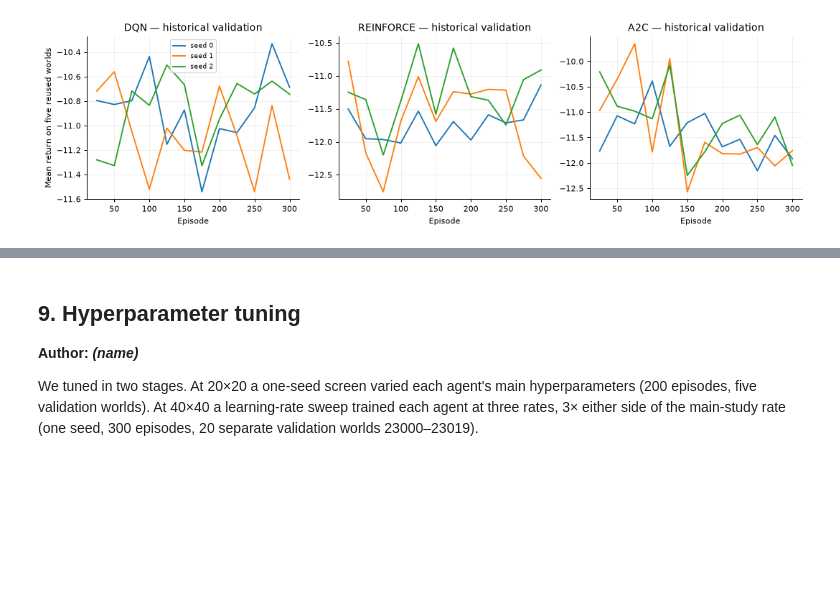
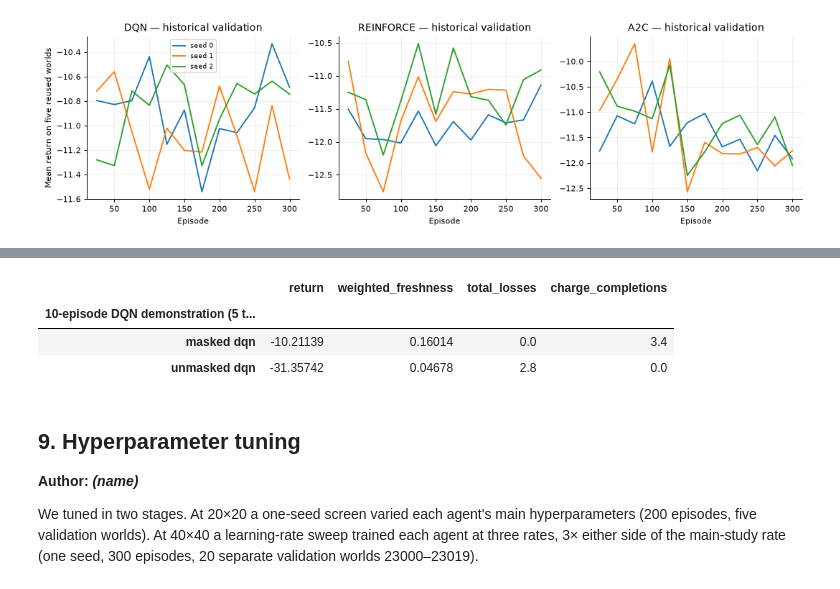
Before and after one commit to SayuruRehan/wild-drone-appeared, a Jupyter notebook: Wildfire_Drone_Fleet_clean.ipynb, the cells around one changed output, grey strips where cells are left out. Drawn from its saved outputs; the diff is of its cells as text; code cells hidden in the pictures; blank space fills up the shorter version.

Commit message:
Re-execute the submission notebook with the new sections

```diff
--- a/Wildfire_Drone_Fleet_clean.ipynb
+++ b/Wildfire_Drone_Fleet_clean.ipynb
@@ -65,6 +66,7 @@ from torch.distributions import Categorical
 
 RUN_TRAINING = False   # retrain one frozen 40×40 fit (slow)
 RUN_SWEEP = False      # rerun the 40×40 learning-rate sweep (very slow)
+RUN_MASK_COMPARISON = False  # retrain masked and unmasked agents at 20×20 (slow)
 
 candidates = [Path.cwd(), Path.cwd().parent, Path('/content/wild-drone-appeared')]
 REPO = next((p for p in candidates if (p/'configs/rl-main-frozen.json').exists()), None)
@@ -1169,13 +1180,22 @@ if (REPO/'src/wild_drone/masked_learning.py').exists():
     print('Environment, mask and Greedy: identical on 3 worlds.')
 
     for algorithm in ALGORITHMS:
-        model, rows = train_masked(algorithm, small_env, TrainConfig(**small_train), verbose=False)
+        model, rows = train_agent(algorithm, small_env, TrainConfig(**small_train), verbose=False)
         with tempfile.TemporaryDirectory() as folder:
             pkg_masked.train_masked(algorithm, pkg_config.EnvConfig(**small_env.to_dict()),
                                     pkg_learning.TrainConfig(**small_train), folder)
             saved = torch.load(Path(folder)/'policy.pt', weights_only=True)['state_dict']
         assert all(torch.equal(model.state_dict()[k], saved[k]) for k in saved)
-        print(f'{algorithm}: notebook and package training give identical weights.')
+        print(f'{algorithm} masked: notebook and package training give identical weights.')
+
+        model, rows = train_agent(algorithm, small_env, TrainConfig(**small_train), masked=False,
+                                  verbose=False)
+        with tempfile.TemporaryDirectory() as folder:
+            pkg_learning.train(algorithm, pkg_config.EnvConfig(**small_env.to_dict()),
+                               pkg_learning.TrainConfig(**small_train), folder)
+            saved = torch.load(Path(folder)/'policy.pt', weights_only=True)['state_dict']
+        assert all(torch.equal(model.state_dict()[k], saved[k]) for k in saved)
+        print(f'{algorithm} unmasked: notebook and original package trainer give identical weights.')
 else:
     print('Repository package not found: equivalence check skipped.')
 # %% [output]
@@ -1273,3 +1304,34 @@ finish_plot(fig)
+# %%
+dev_env = EnvConfig(**development['environment'])
+historical_settings = json.loads((REPO/'configs/frozen-settings.json').read_text())
+
+
+def mask_comparison(algorithm, seeds=(0, 1, 2), episodes=300, worlds=range(10000, 10020)):
+    rows = []
+    for masked in (True, False):
+        for seed in seeds:
+            t = TrainConfig(**(development['training'] | historical_settings[algorithm] |
+                               {'episodes': episodes, 'seed': seed, 'progress_interval': 0}))
+            model, _ = train_agent(algorithm, dev_env, t, masked=masked, verbose=False)
+            name = ('masked ' if masked else 'unmasked ') + algorithm
+            rows += [run_episode(dev_env, NeuralPolicy(model, masked), w, name=name,
+                                 training_seed=seed) for w in worlds]
+    return pd.DataFrame(rows)
+
+
+if RUN_MASK_COMPARISON:
+    rerun = pd.concat([mask_comparison(a) for a in ALGORITHMS])
+    display(rerun.groupby('policy')[['return', 'weighted_freshness', 'total_losses']].mean())
+
+demo = mask_comparison('dqn', seeds=(0,), episodes=10, worlds=range(10000, 10005))
+display(demo.groupby('policy')[['return', 'weighted_freshness', 'total_losses',
+                                'charge_completions']].mean()
+        .rename_axis('10-episode DQN demonstration (5 test worlds)'))
+# %% [output]
+|  | return | weighted_freshness | total_losses | charge_completions |
+| 10-episode DQN demonstration (5 t... |  |  |  |  |
+| masked dqn | -10.21139 | 0.16014 | 0.0 | 3.4 |
+| unmasked dqn | -31.35742 | 0.04678 | 2.8 | 0.0 |
 # %% [markdown]
 ## 9. Hyperparameter tuning
 
```
Also changed, not shown: parts of 13 cells of this notebook.
